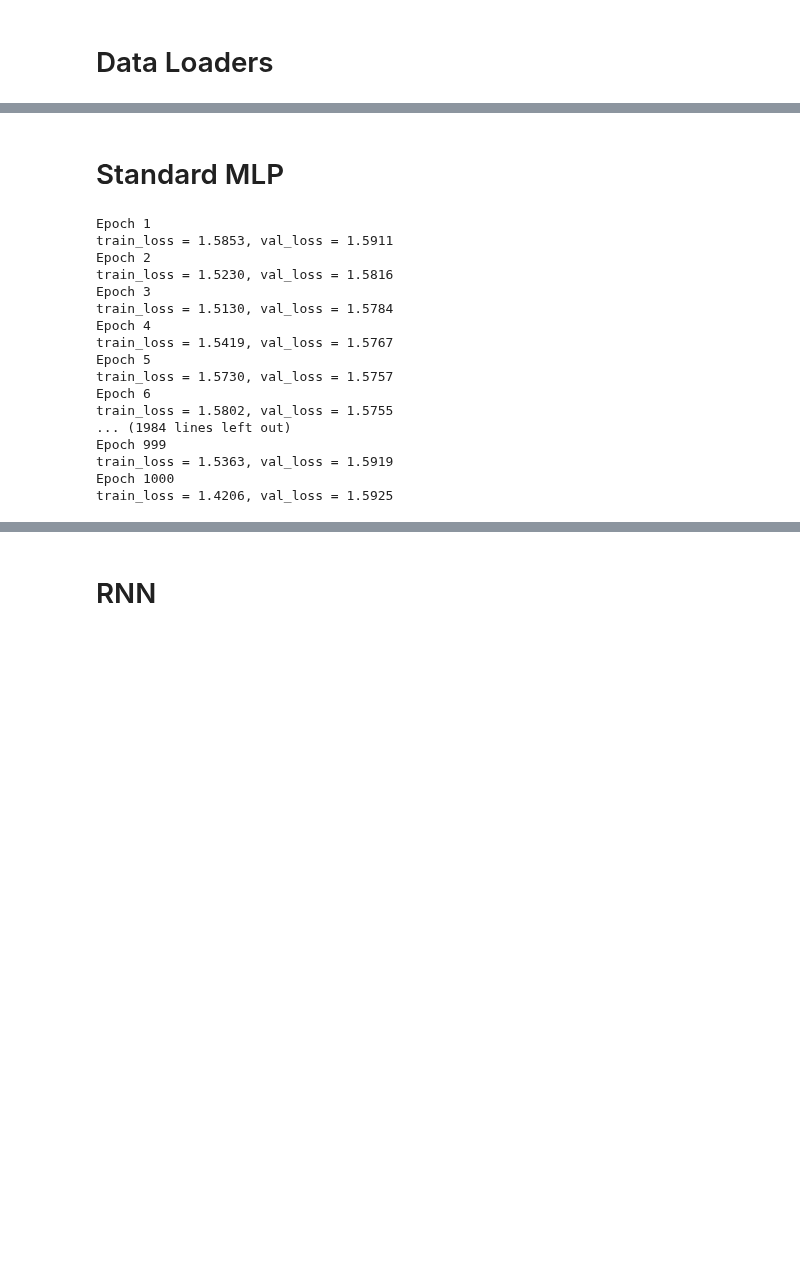
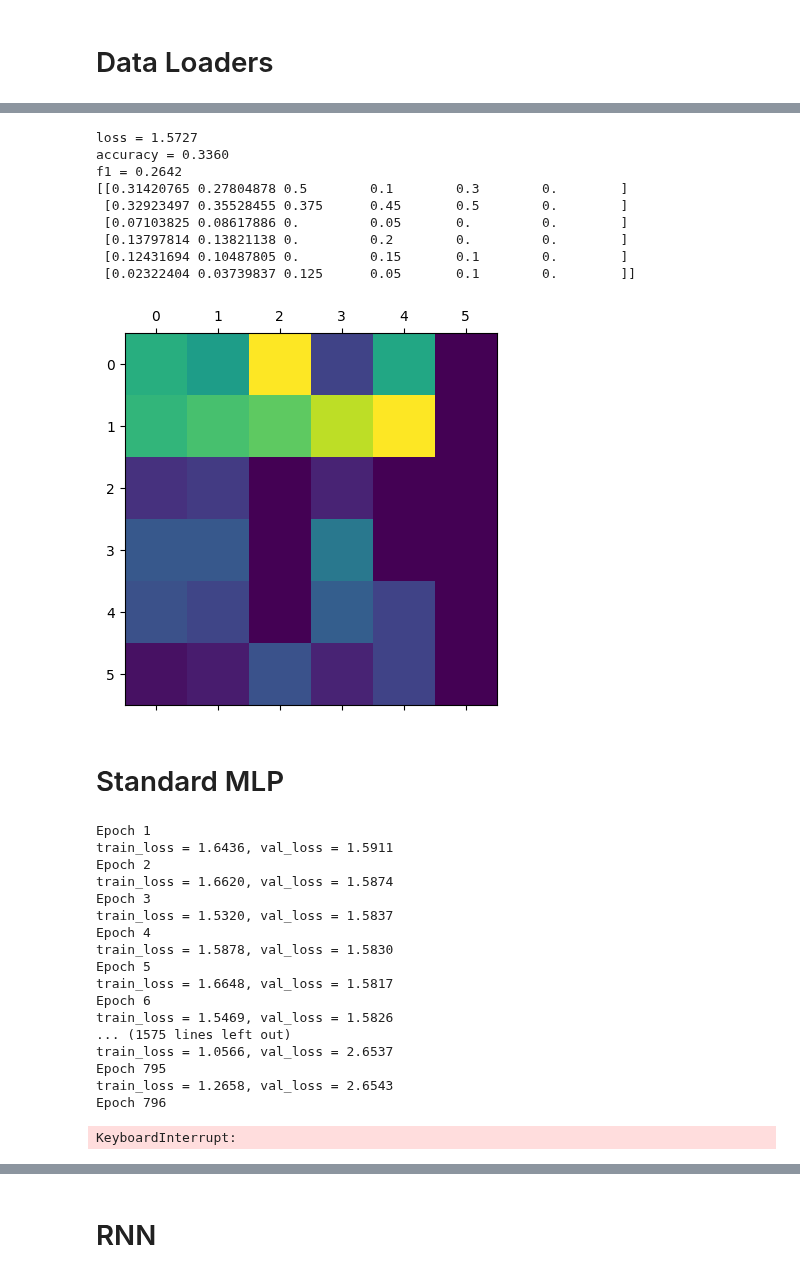
Before and after one commit to TheRealAnonymous008/MachineLearning, a Jupyter notebook: emotion_charseq.ipynb, the cells around one changed output, grey strips where cells are left out. Cells and saved outputs as stored; diff of their text form; code cells hidden in the pictures; blank space fills up the shorter version.

```diff
--- a/emotion_charseq.ipynb
+++ b/emotion_charseq.ipynb
@@ -65,0 +68,14 @@ EPOCHS = 1000
+# %%
+# Because an MLP operates on fixed size inputs, we will use the entire fixed size input for this
+train_data = CharTokenDataset(X_train, Y_train, tokenizer=None, max_seq_length=max_toks)
+train_loader = DataLoader(train_data, batch_size=BATCH_SIZE, shuffle=True)
+
+val_data = CharTokenDataset(X_val, Y_val, tokenizer=None, max_seq_length=max_toks)
+val_loader = DataLoader(val_data, batch_size=BATCH_SIZE, shuffle=True)
+
+# Batch size is hard coded to 1 for accuracy purposes.
+test_data = CharTokenDataset(X_test, Y_test, tokenizer=None, max_seq_length=max_toks)
+test_loader = DataLoader(test_data, batch_size=1, shuffle=True)
+# %%
+mlp = NeuralNetwork(max_toks, [], NUM_CLASSES, device="cuda")
+training_loop(mlp, train_loader, val_loader, epochs=EPOCHS, learning_rate=LEARNING_RATE, path="models/slpseq")
@@ -66,3 +100,19 @@ EPOCHS = 1000
+# %%
+_, _, _, cmat = evaluate(model=mlp, val_dl=test_loader)
+print(cmat)
+plt.matshow(cmat)
+plt.show()
+# %% [output]
+loss = 1.5727
+accuracy = 0.3360
+f1 = 0.2642
+[[0.31420765 0.27804878 0.5        0.1        0.3        0.        ]
+ [0.32923497 0.35528455 0.375      0.45       0.5        0.        ]
+ [0.07103825 0.08617886 0.         0.05       0.         0.        ]
+ [0.13797814 0.13821138 0.         0.2        0.         0.        ]
+ [0.12431694 0.10487805 0.         0.15       0.1        0.        ]
+ [0.02322404 0.03739837 0.125      0.05       0.1        0.        ]]
+[figure, added]
 # %% [markdown]
 # Standard MLP
 # %%
@@ -79,23 +129,22 @@ test_loader = DataLoader(val_data, batch_size=1, shuffle=True)
 # %%
-mlp = NeuralNetwork(max_toks, [], NUM_CLASSES, device="cuda")
-mlp.load_state_dict(torch.load("models/mlpseq"))
-training_loop(mlp, train_loader, val_loader, epochs=EPOCHS, learning_rate=LEARNING_RATE)
-torch.save(mlp.state_dict(), "models/mlpseq")
+mlp = NeuralNetwork(max_toks, [100, 100, 100], NUM_CLASSES, device="cuda")
+training_loop(mlp, train_loader, val_loader, epochs=EPOCHS, learning_rate=LEARNING_RATE, path="models/mlpseq")
 # %% [output]
 Epoch 1
-train_loss = 1.5853, val_loss = 1.5911
+train_loss = 1.6436, val_loss = 1.5911
 Epoch 2
-train_loss = 1.5230, val_loss = 1.5816
+train_loss = 1.6620, val_loss = 1.5874
 Epoch 3
-train_loss = 1.5130, val_loss = 1.5784
+train_loss = 1.5320, val_loss = 1.5837
 Epoch 4
-train_loss = 1.5419, val_loss = 1.5767
+train_loss = 1.5878, val_loss = 1.5830
 Epoch 5
-train_loss = 1.5730, val_loss = 1.5757
+train_loss = 1.6648, val_loss = 1.5817
 Epoch 6
-train_loss = 1.5802, val_loss = 1.5755
-... (1984 lines left out)
-Epoch 999
-train_loss = 1.5363, val_loss = 1.5919
-Epoch 1000
-train_loss = 1.4206, val_loss = 1.5925
+train_loss = 1.5469, val_loss = 1.5826
+... (1575 lines left out)
+train_loss = 1.0566, val_loss = 2.6537
+Epoch 795
+train_loss = 1.2658, val_loss = 2.6543
+Epoch 796
+KeyboardInterrupt:
```
Also changed, not shown: parts of 7 cells of this notebook, 5 other files.
